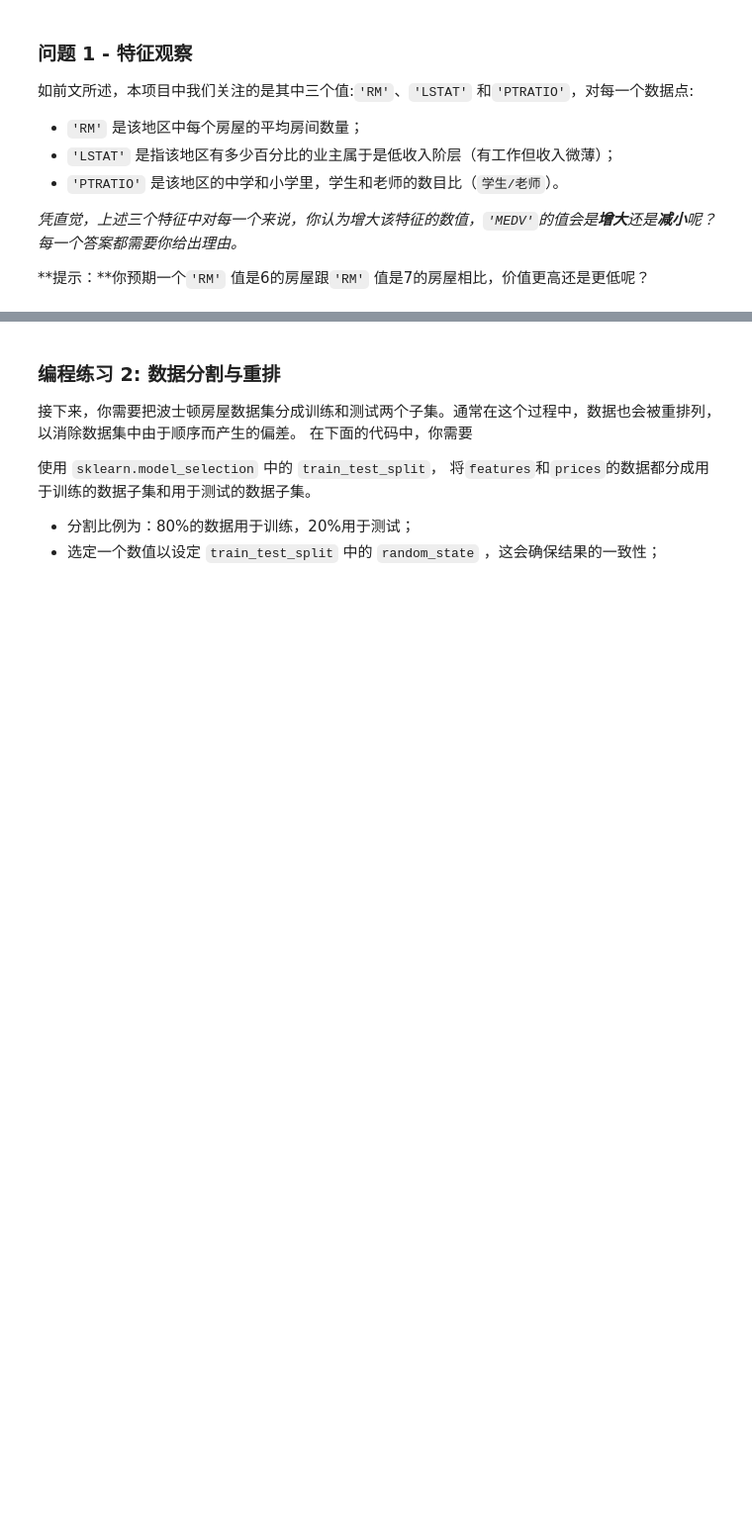
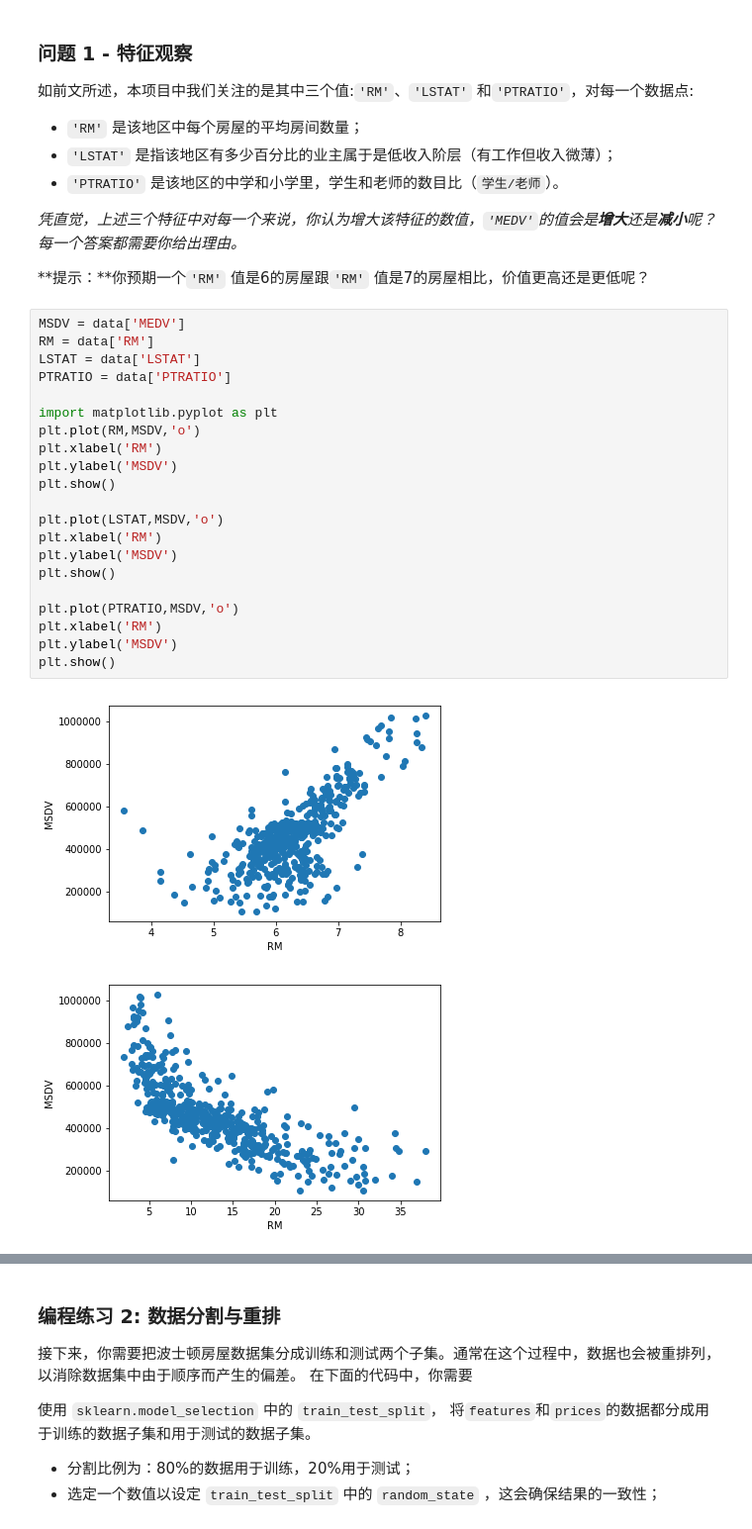
Before and after one commit to 839588378/Machine_Learning, a Jupyter notebook: projects/boston_housing-master/boston_housing.ipynb, the cells around one changed output, grey strips where cells are left out. Shown: that part at 99% size. Saved outputs shown, nothing was run; the diff lists cells and outputs as text; blank space fills up the shorter version.

```diff
--- a/projects/boston_housing-master/boston_housing.ipynb
+++ b/projects/boston_housing-master/boston_housing.ipynb
@@ -130,3 +130,27 @@ Standard deviation of prices: $27,281,502,695.62
 _凭直觉，上述三个特征中对每一个来说，你认为增大该特征的数值，`'MEDV'`的值会是**增大**还是**减小**呢？每一个答案都需要你给出理由。_
 
 **提示：**你预期一个`'RM'` 值是6的房屋跟`'RM'` 值是7的房屋相比，价值更高还是更低呢？
+# %%
+MSDV = data['MEDV']
+RM = data['RM']
+LSTAT = data['LSTAT']
+PTRATIO = data['PTRATIO']
+
+import matplotlib.pyplot as plt
+plt.plot(RM,MSDV,'o')
+plt.xlabel('RM')
+plt.ylabel('MSDV')
+plt.show()
+
+plt.plot(LSTAT,MSDV,'o')
+plt.xlabel('RM')
+plt.ylabel('MSDV')
+plt.show()
+
+plt.plot(PTRATIO,MSDV,'o')
+plt.xlabel('RM')
+plt.ylabel('MSDV')
+plt.show()
+# %% [output]
+[figure, added]
+[figure, added]
```
Also changed, not shown: parts of 4 cells of this notebook.
